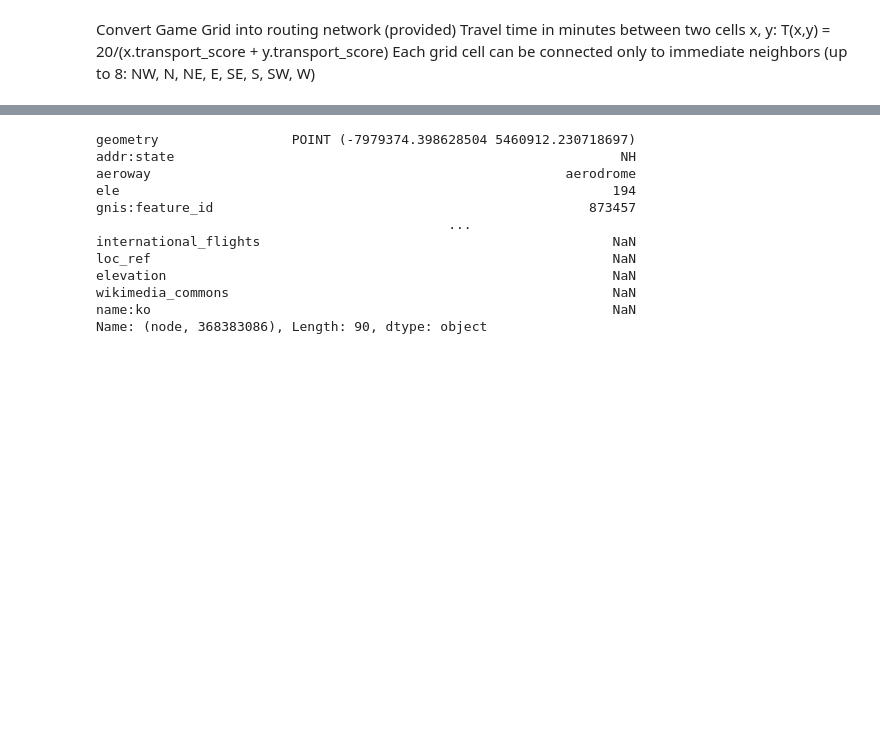
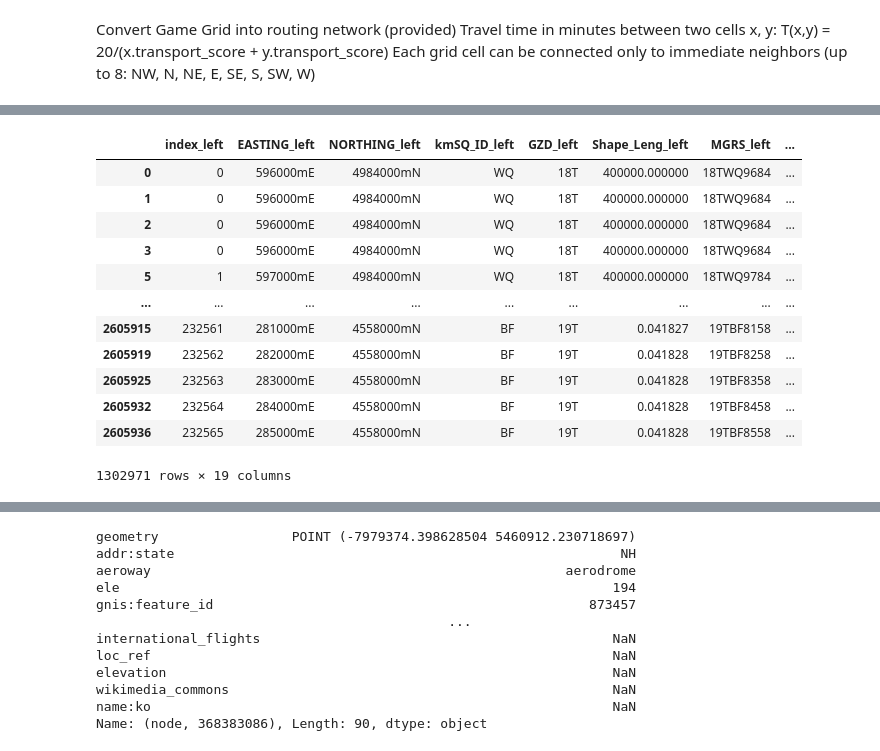
Before and after one commit to bwsi-hadr-2025-final-project/Logistics, a Jupyter notebook: src/Notebook 1.ipynb, the cells around one changed output, grey strips where cells are left out. Saved outputs shown, nothing was run; the diff lists cells and outputs as text; code cells hidden in the pictures; blank space fills up the shorter version.

```diff
--- a/src/Notebook 1.ipynb
+++ b/src/Notebook 1.ipynb
@@ -182,3 +179,19 @@ Index(['index_left', 'EASTING_left', 'NORTHING_left', 'kmSQ_ID_left',
+# %%
+adj
+# %% [output]
+|  | index_left | EASTING_left | NORTHING_left | kmSQ_ID_left | GZD_left | Shape_Leng_left | MGRS_left | ... |
+| 0 | 0 | 596000mE | 4984000mN | WQ | 18T | 400000.000000 | 18TWQ9684 | ... |
+| 1 | 0 | 596000mE | 4984000mN | WQ | 18T | 400000.000000 | 18TWQ9684 | ... |
+| 2 | 0 | 596000mE | 4984000mN | WQ | 18T | 400000.000000 | 18TWQ9684 | ... |
+| 3 | 0 | 596000mE | 4984000mN | WQ | 18T | 400000.000000 | 18TWQ9684 | ... |
+| 5 | 1 | 597000mE | 4984000mN | WQ | 18T | 400000.000000 | 18TWQ9784 | ... |
+| ... | ... | ... | ... | ... | ... | ... | ... | ... |
+| 2605915 | 232561 | 281000mE | 4558000mN | BF | 19T | 0.041827 | 19TBF8158 | ... |
+| 2605919 | 232562 | 282000mE | 4558000mN | BF | 19T | 0.041828 | 19TBF8258 | ... |
+| 2605925 | 232563 | 283000mE | 4558000mN | BF | 19T | 0.041828 | 19TBF8358 | ... |
+| 2605932 | 232564 | 284000mE | 4558000mN | BF | 19T | 0.041828 | 19TBF8458 | ... |
+| 2605936 | 232565 | 285000mE | 4558000mN | BF | 19T | 0.041828 | 19TBF8558 | ... |
+1302971 rows × 19 columns
 # %%
 grid_merc = game_grid_df.to_crs(epsg=3857)
 fig, ax = plt.subplots(1, 1, figsize=(10, 10))
```
Also changed, not shown: parts of 4 cells of this notebook.
